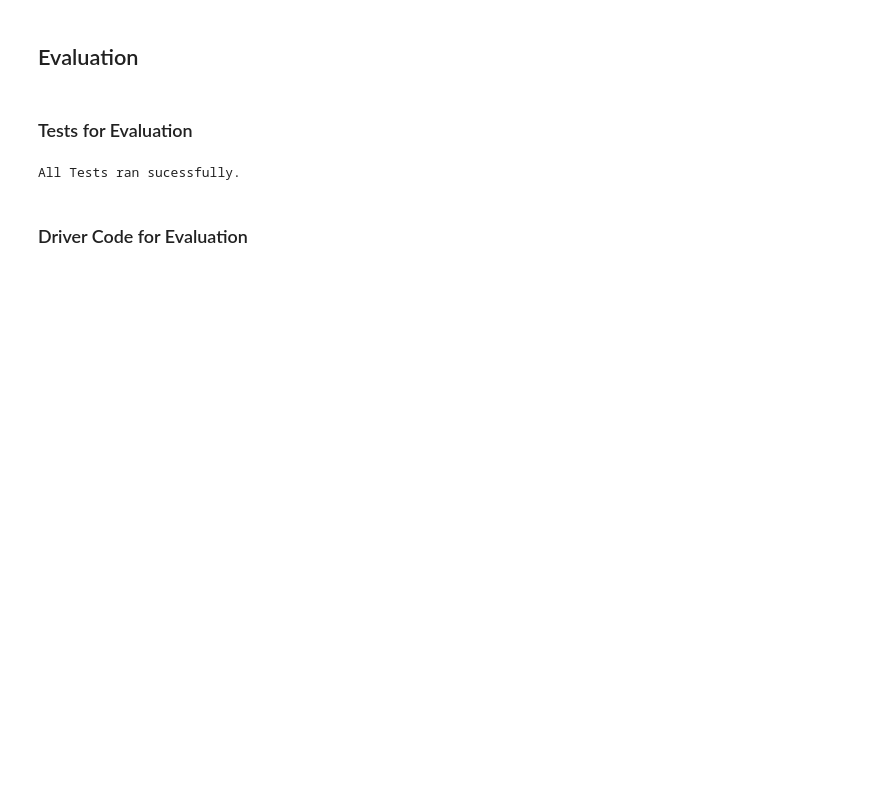
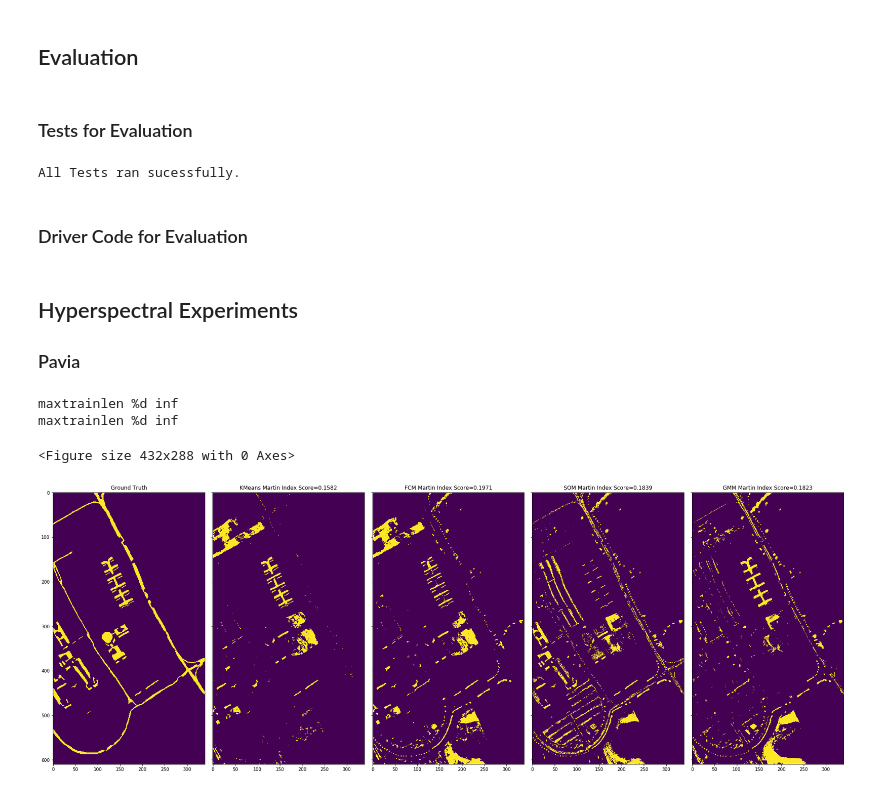
Before and after one commit to rachit-ranjan16/ImSegClust, a Jupyter notebook: Clustering and Evaluation.ipynb, the cells around one changed output. Cells and saved outputs as stored; diff of their text form; code cells hidden in the pictures; blank space fills up the shorter version.

Commit message:
Integrated Hyperspectral Image Analysis for Pavia and Santa Barbara

```diff
--- a/Clustering and Evaluation.ipynb
+++ b/Clustering and Evaluation.ipynb
@@ -358,3 +359,33 @@ for al in algos:
 df = pd.DataFrame(data=data)
 # %%
 df
+# %% [markdown]
+## Hyperspectral Experiments
+### Pavia
+# %%
+def apply_p_gt_mask(inp_image, downsample=False):
+    """Applies Pavia Ground Truth """
+    return cv2.bitwise_and(src1=inp_image.astype(int),src2=pavia['ground_truth_mask'].astype(int))
+
+algorithms = ['KMeans','FCM', 'SOM', 'GMM']
+plt.figure(1010)
+f, axes = plt.subplots(1, len(algorithms) + 1, sharey=True,figsize=(25,25))
+axes[0].imshow(apply_p_gt_mask(pavia['ground_truth']))
+axes[0].set_title('Ground Truth')
+for i in range(len(algorithms)):
+    out_labels, CCIm = MyClust(image=pavia['hyperimage'], params={'Algorithm': algorithms[i],'ImType': 'hyper','NumClusts': 9})
+    if algorithms[i] == 'Spectral':
+        out_labels = pyramid_expand(out_labels,(610,340))
+    axes[i+1].imshow(apply_p_gt_mask(out_labels))
+    axes[i+1].set_title("%s Martin Index Score=%.4f" %
+                    (algorithms[i],MyMartinIndex7(apply_p_gt_mask(pavia['ground_truth']),
+                                                apply_p_gt_mask(out_labels))))
+
+
+f.tight_layout()
+# f.savefig('Pavia HyperImage Clustering.png')
+# %% [output]
+maxtrainlen %d inf
+maxtrainlen %d inf
+<Figure size 432x288 with 0 Axes>
+[figure, added]
```
Also changed, not shown: parts of 4 cells of this notebook.
